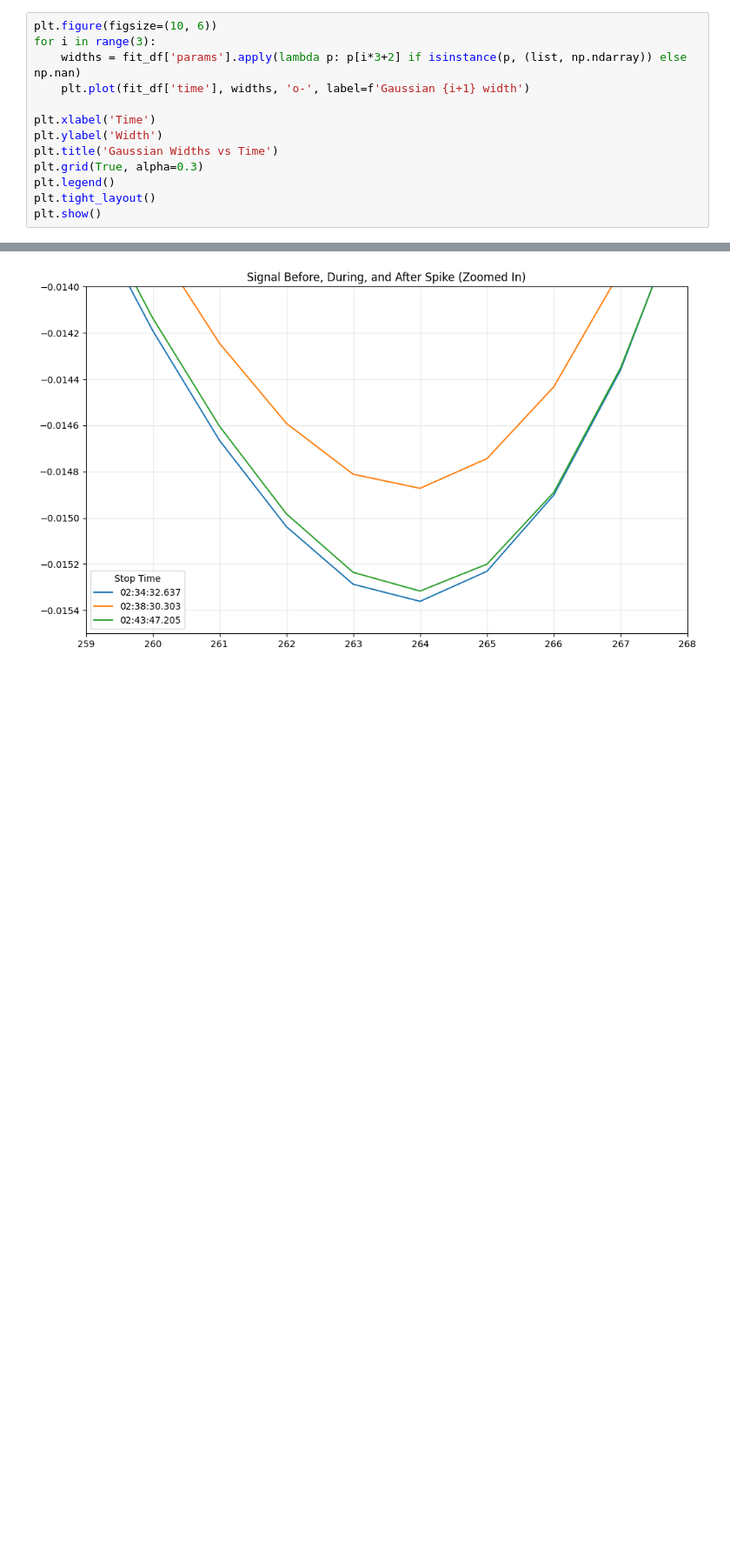
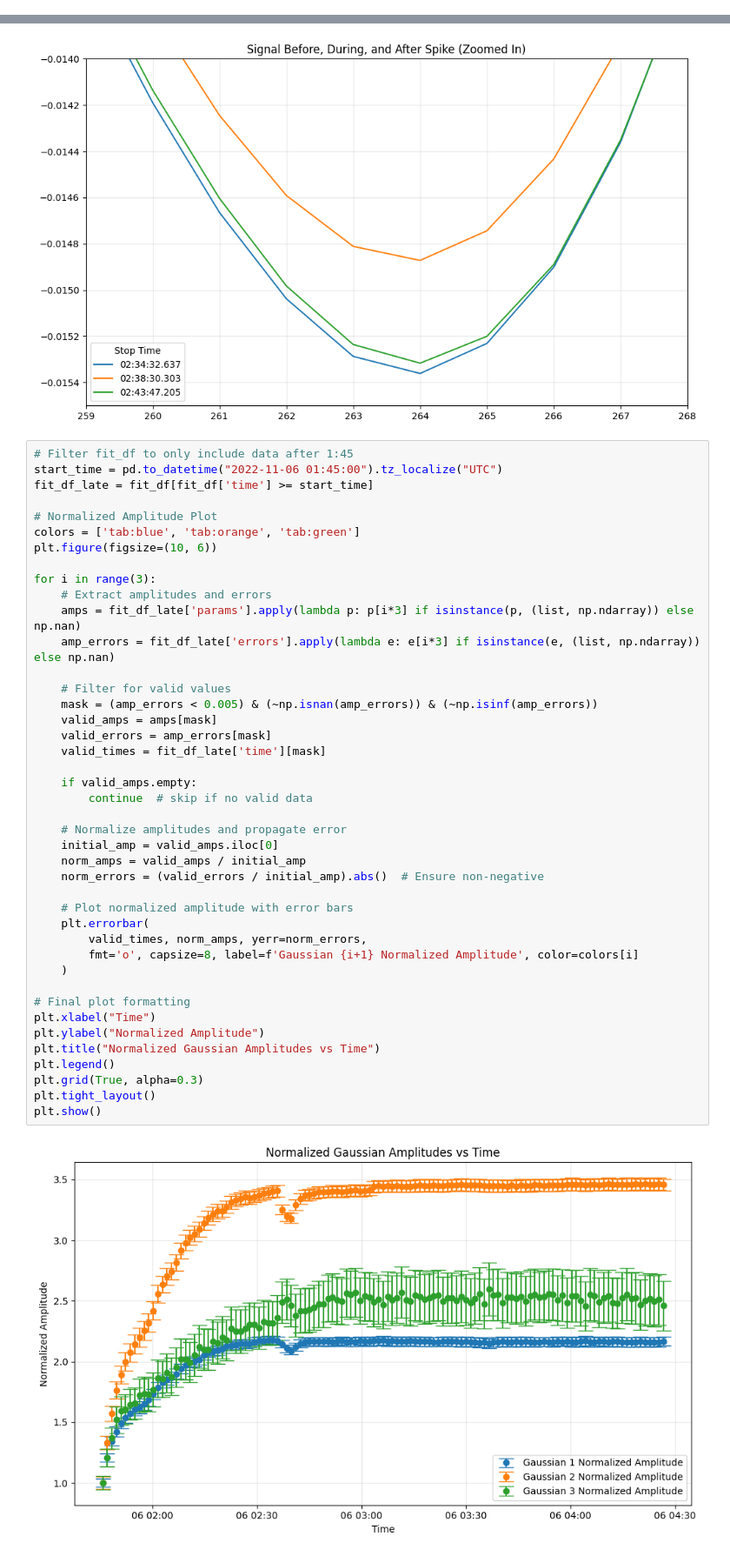
Before and after one commit to evan-toon/DNP, a Jupyter notebook: 3Gaussian_Vary_Freely.ipynb, the cells around one changed output, grey strips where cells are left out. Shown at 87% size. Cells and saved outputs as stored; diff of their text form; blank space fills up the shorter version.

```diff
--- a/3Gaussian_Vary_Freely.ipynb
+++ b/3Gaussian_Vary_Freely.ipynb
@@ -366,13 +290,0 @@ plt.show()
-# %%
-plt.figure(figsize=(10, 6))
-for i in range(3):
-    widths = fit_df['params'].apply(lambda p: p[i*3+2] if isinstance(p, (list, np.ndarray)) else np.nan)
-    plt.plot(fit_df['time'], widths, 'o-', label=f'Gaussian {i+1} width')
-
-plt.xlabel('Time')
-plt.ylabel('Width')
-plt.title('Gaussian Widths vs Time')
-plt.grid(True, alpha=0.3)
-plt.legend()
-plt.tight_layout()
-plt.show()
@@ -749,3 +659,47 @@ plt.ylim(-0.01550, -0.014)
 plt.show()
 # %% [output]
 [figure]
+# %%
+# Filter fit_df to only include data after 1:45
+start_time = pd.to_datetime("2022-11-06 01:45:00").tz_localize("UTC")
+fit_df_late = fit_df[fit_df['time'] >= start_time]
+
+# Normalized Amplitude Plot
+colors = ['tab:blue', 'tab:orange', 'tab:green']
+plt.figure(figsize=(10, 6))
+
+for i in range(3):
+    # Extract amplitudes and errors
+    amps = fit_df_late['params'].apply(lambda p: p[i*3] if isinstance(p, (list, np.ndarray)) else np.nan)
+    amp_errors = fit_df_late['errors'].apply(lambda e: e[i*3] if isinstance(e, (list, np.ndarray)) else np.nan)
+
+    # Filter for valid values
+    mask = (amp_errors < 0.005) & (~np.isnan(amp_errors)) & (~np.isinf(amp_errors))
+    valid_amps = amps[mask]
+    valid_errors = amp_errors[mask]
+    valid_times = fit_df_late['time'][mask]
+
+    if valid_amps.empty:
+        continue  # skip if no valid data
+
+    # Normalize amplitudes and propagate error
+    initial_amp = valid_amps.iloc[0]
+    norm_amps = valid_amps / initial_amp
+    norm_errors = (valid_errors / initial_amp).abs()  # Ensure non-negative
+
+    # Plot normalized amplitude with error bars
+    plt.errorbar(
+        valid_times, norm_amps, yerr=norm_errors,
+        fmt='o', capsize=8, label=f'Gaussian {i+1} Normalized Amplitude', color=colors[i]
+    )
+
+# Final plot formatting
+plt.xlabel("Time")
+plt.ylabel("Normalized Amplitude")
+plt.title("Normalized Gaussian Amplitudes vs Time")
+plt.legend()
+plt.grid(True, alpha=0.3)
+plt.tight_layout()
+plt.show()
+# %% [output]
+[figure, added]
```
Also changed, not shown: parts of 8 cells of this notebook.
